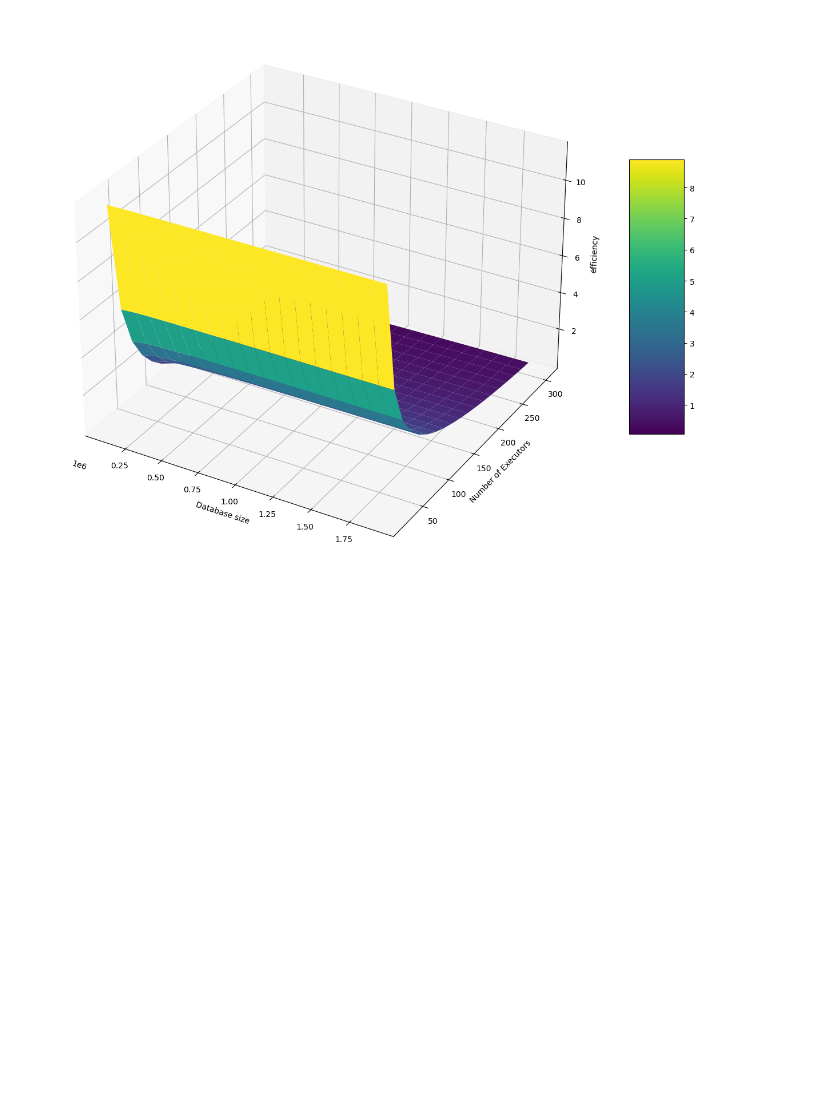
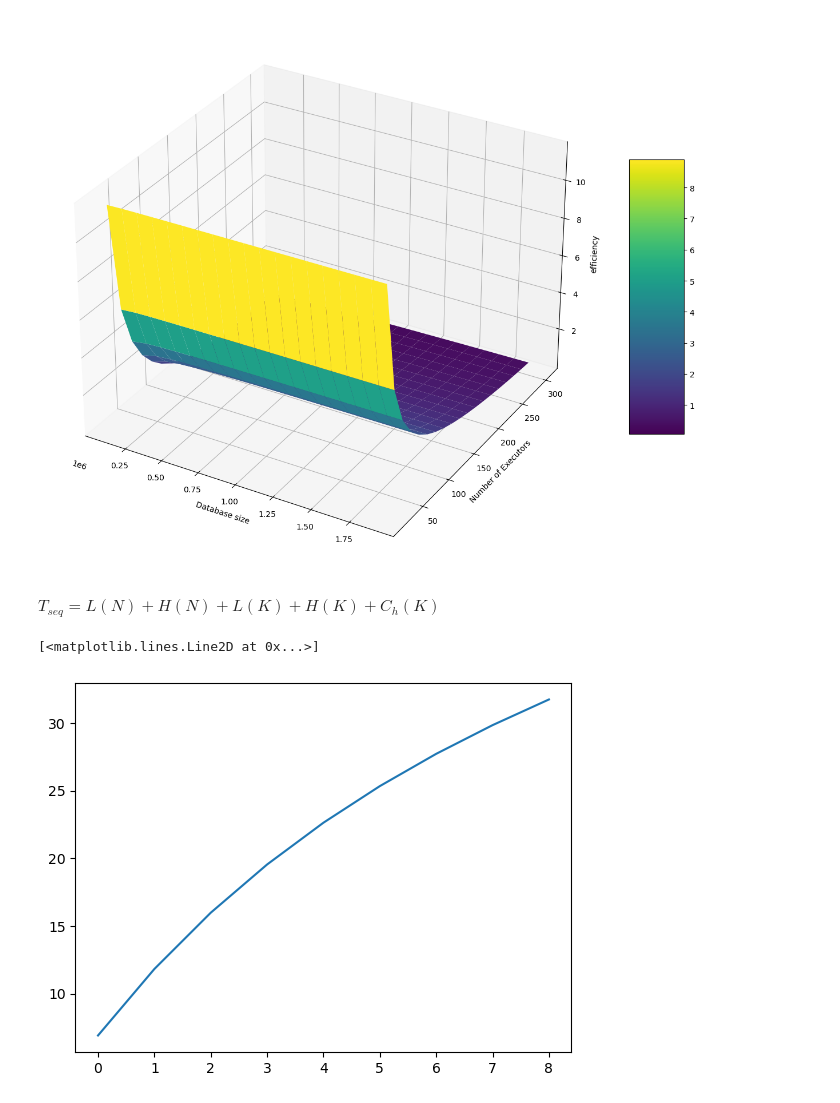
Before and after one commit to PrimeMinisterOfGreed/DistributedCrack, a Jupyter notebook: doc/proposal/simulations.ipynb, the cells around one changed output. Saved outputs shown, nothing was run; the diff lists cells and outputs as text; code cells hidden in the pictures; blank space fills up the shorter version.

Commit message:
introduce sequential hashmap

```diff
--- a/doc/proposal/simulations.ipynb
+++ b/doc/proposal/simulations.ipynb
@@ -267,0 +284,27 @@ Z min/max: 0.039325503599767726 11.75944659801016
+# %% [markdown]
+$T_{seq}= L(N)+H(N)+L(K)+H(K)+C_h(K)$
+# %%
+class DHTSequentialSimulation(Simulation):
+    def Ch(self, k: int)-> float:
+        return k/self.p.cpu_speed
+    def t_seq_comm(self) -> float:
+        return self.L(self.p.database_size*self.p.hash_size) + self.L(self.p.passwords_size*self.p.mean_password_chars)
+
+    def t_seq_comp(self) -> float:
+        return self.H(self.p.passwords_size) + self.Ch(self.p.passwords_size) + self.H(self.p.database_size)
+
+    def t_seq(self) -> float:
+        return self.t_seq_comm() + self.t_seq_comp()
+    def t_comm(self) -> float:
+        return self.t_seq_comm()
+    def t_comp(self) -> float:
+        return self.t_seq_comp()
+    pass
+
+
+res = DHTSequentialSimulation(sha256_sim_param).execute([x for x in range(1,100)],[1000*i for i in range(1,100)])
+seq = SequentialSimulation(sha256_sim_param).execute([x for x in range(1,100)],[1000*i for i in range(1,100)])
+plt.plot([x for x in range(9)], [seq[x,10].total_time/res[x,10].total_time for x in range(9)], label='time')
+# %% [output]
+[<matplotlib.lines.Line2D at 0x...>]
+[figure, added]
```
Also changed, not shown: parts of 1 cell of this notebook.
